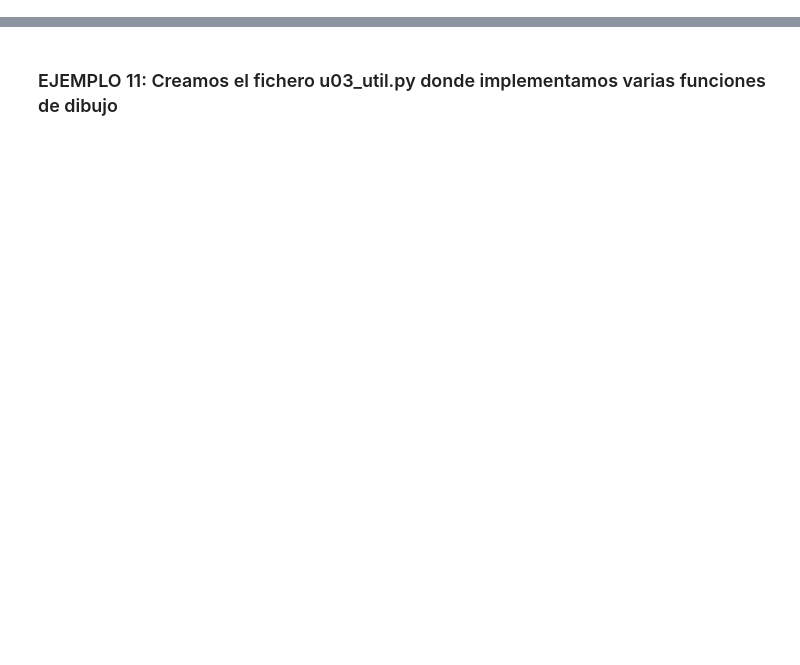
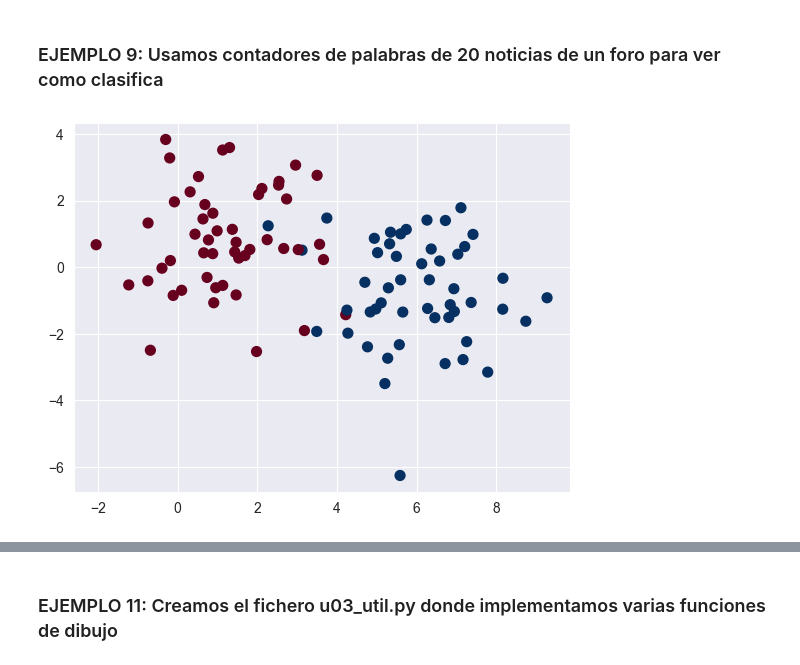
Before and after one commit to SamuehFDEZ/MachineLearning, a Jupyter notebook: saa/U3_AprendizajeSupervisado2/ejemplos/u03_util.ipynb, the cells around one changed output, grey strips where cells are left out. Saved outputs shown, nothing was run; the diff lists cells and outputs as text; code cells hidden in the pictures; blank space fills up the shorter version.

```diff
--- a/saa/U3_AprendizajeSupervisado2/ejemplos/u03_util.ipynb
+++ b/saa/U3_AprendizajeSupervisado2/ejemplos/u03_util.ipynb
@@ -0,0 +86,8 @@
+# %% [markdown]
+### EJEMPLO 9: Usamos contadores de palabras de 20 noticias de un foro para ver como clasifica
+# %%
+X, y = make_blobs(100, 2, centers=2,random_state=449,
+cluster_std=1.5)
+plt.scatter(X[:, 0], X[:, 1], c=y, s=50,cmap='RdBu');
+# %% [output]
+[figure, added]
```
Also changed, not shown: parts of 39 cells of this notebook, 2 other files.
